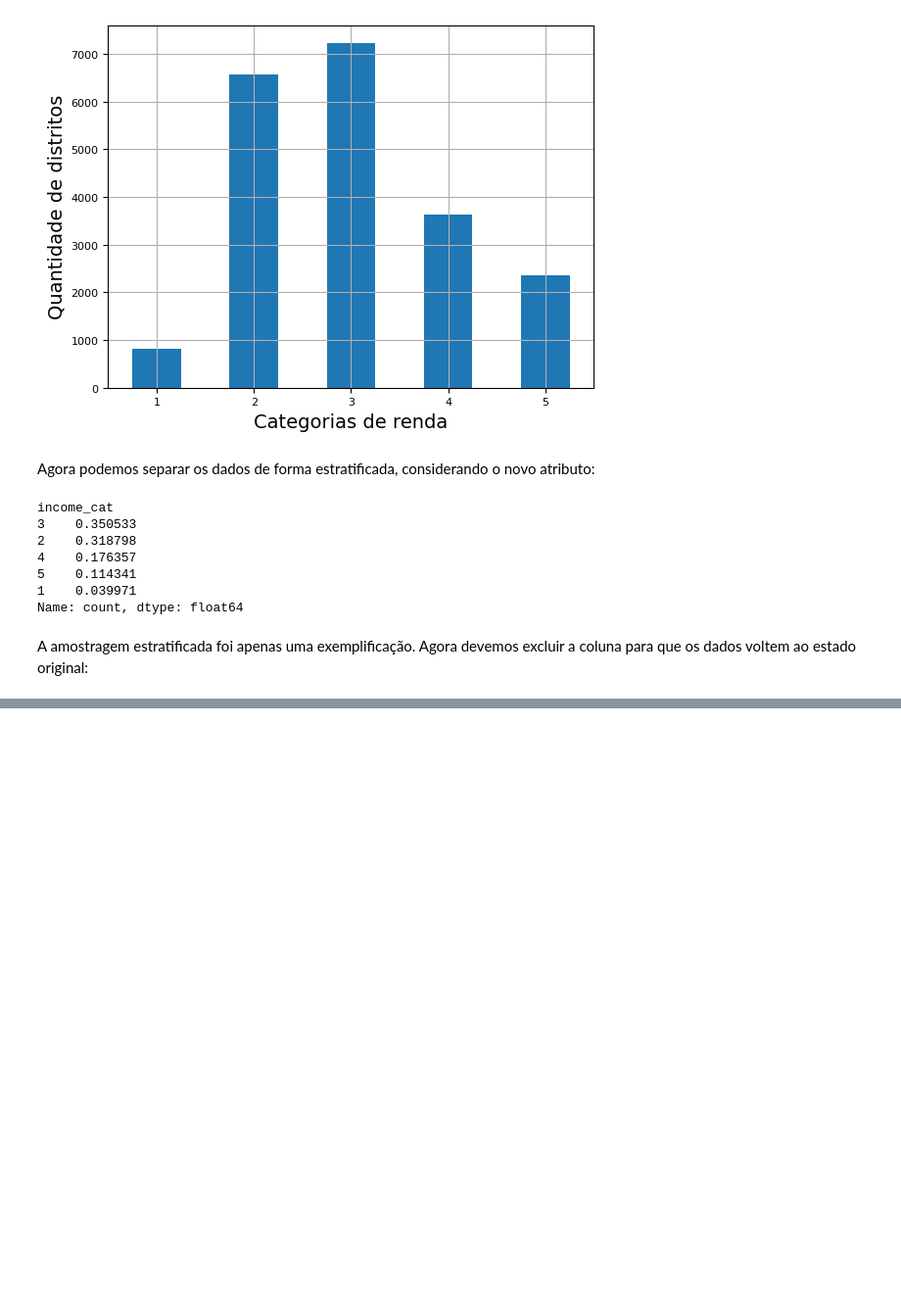
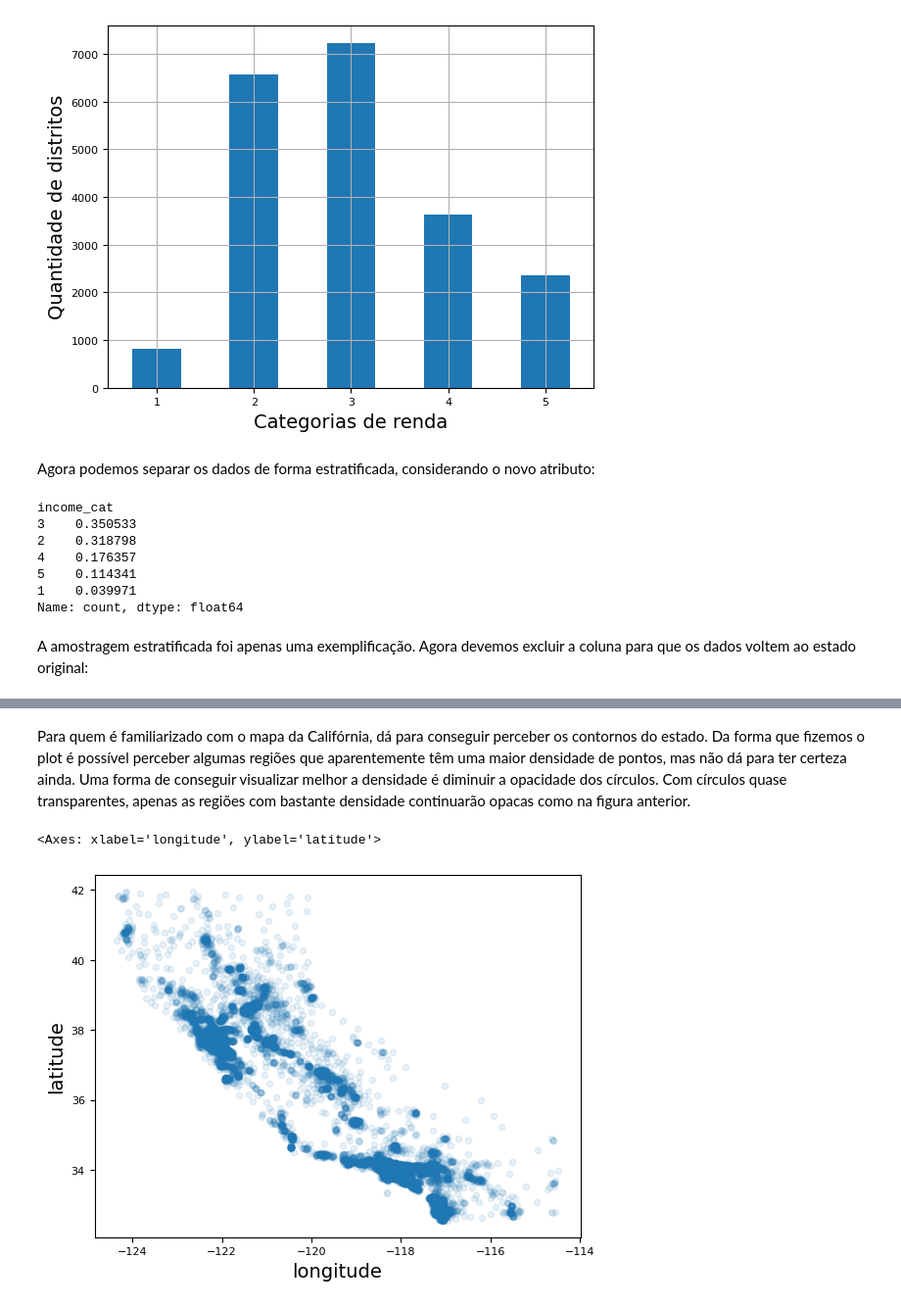
Before and after one commit to EvandroJRSilva/UniML, a Jupyter notebook: src/aula05/aula05.ipynb, the cells around one changed output, grey strips where cells are left out. Shown at 98% size. Drawn from its saved outputs; the diff is of its cells as text; code cells hidden in the pictures; blank space fills up the shorter version.

```diff
--- a/src/aula05/aula05.ipynb
+++ b/src/aula05/aula05.ipynb
@@ -270,0 +284,7 @@ for conjunto in (strat_train_set, strat_test_set):
+# %% [markdown]
+Para quem é familiarizado com o mapa da Califórnia, dá para conseguir perceber os contornos do estado. Da forma que fizemos o plot é possível perceber algumas regiões que aparentemente têm uma maior densidade de pontos, mas não dá para ter certeza ainda. Uma forma de conseguir visualizar melhor a densidade é diminuir a opacidade dos círculos. Com círculos quase transparentes, apenas as regiões com bastante densidade continuarão opacas como na figura anterior.
+# %%
+copia.plot(kind="scatter", x="longitude", y="latitude", alpha=0.1)
+# %% [output]
+<Axes: xlabel='longitude', ylabel='latitude'>
+[figure, added]
```
Also changed, not shown: parts of 15 cells of this notebook, 1 other file.
